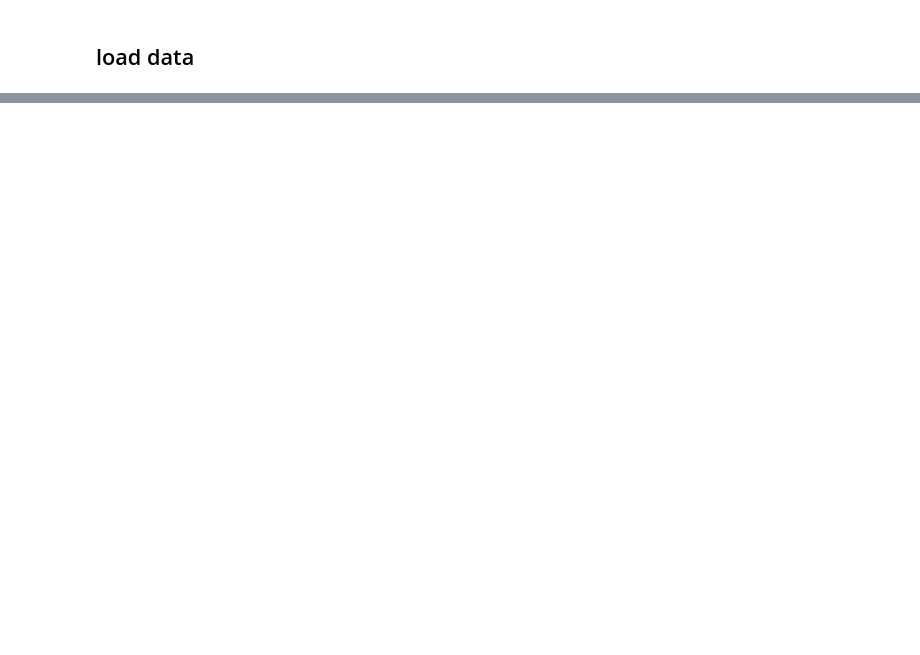
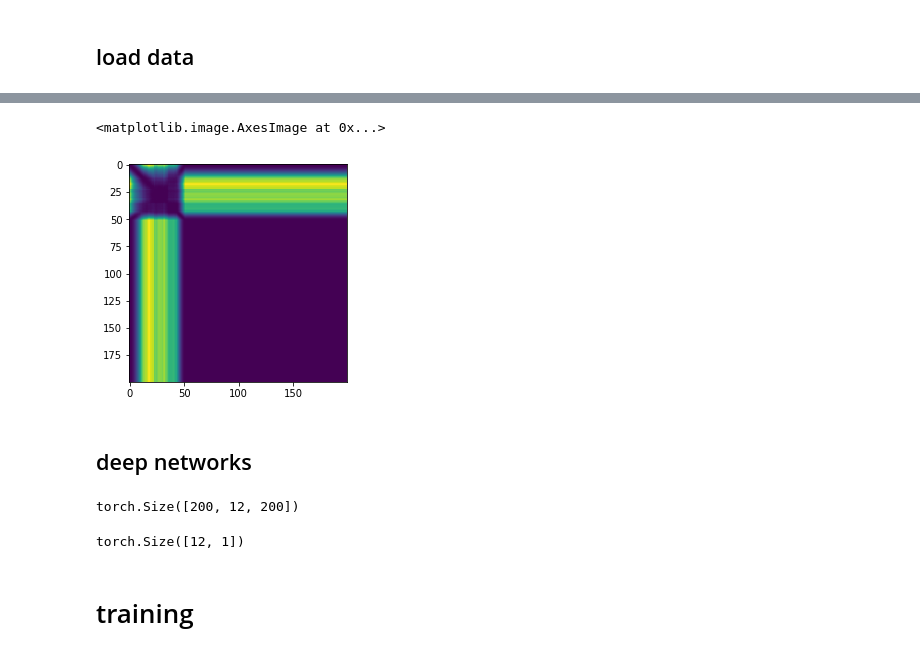
Before and after one commit to AmedeeRoy/BirdGAN, a Jupyter notebook: GAN_lstm.ipynb, the cells around one changed output, grey strips where cells are left out. Drawn from its saved outputs; the diff is of its cells as text; code cells hidden in the pictures; blank space fills up the shorter version.

```diff
--- a/GAN_lstm.ipynb
+++ b/GAN_lstm.ipynb
@@ -39,5 +34,0 @@ ax.set_aspect(1)
-# %%
-for t in data.trip.unique():
-    traj = data[data.trip == t].copy()
-    traj = traj.set_index('datetime')
-    traj = traj.resample('60s')
@@ -55,0 +35,27 @@ NB = 1000
+# %%
+with open("./data/external_data", "rb") as input_file:
+  external_data = pickle.load(input_file)
+
+def subset_external_data(external_data, t):
+
+  t = dt.datetime(t.year, t.month, t.day, 12, 0,0)
+  subset_data = external_data
+
+  # get index
+  i_chl = np.argwhere(external_data['chl'][0] == t.date())
+  i_sst = np.argwhere(external_data['sst'][0] == t.date())
+  i_wind = np.argwhere(external_data['wind'][0] == t)
+  i_ac = np.argwhere(external_data['acoustic'][0] == t.year)
+
+  # subset
+  labels = ['lon', 'lat', 'chl', 'sst', 'wind_u', 'wind_v', 'acoustic', 'bathy']
+
+  maps = [external_data['lon'],external_data['lat'],
+          external_data['chl'][1][i_chl,:,:].squeeze()/20,
+          (external_data['sst'][1][i_sst,:,:].squeeze()-17)/2,
+          external_data['wind'][1][0][i_wind,:,:].squeeze()/5,
+          external_data['wind'][1][1][i_wind,:,:].squeeze()/5,
+          external_data['acoustic'][1][i_ac,:,:].squeeze()/8e3,
+          -external_data['bathy'][1]/500]
+
+  return (labels, maps)
@@ -56,3 +135,21 @@ NB = 1000
+# %%
+# hyperparameters
+batch_size = 12
+resolution = 4
+padding = 200
+
+## reduce size dataset
+train_set = TrajDataSet(data_train, external_data, transform= tv.transforms.Compose([Resolution(resolution), Padding(padding), DistMatrix(), ToTensor()]))
+train_loader = DataLoader(train_set, batch_size=batch_size, num_workers = 0, shuffle = True, drop_last=True)
+# %%
+x,y =  next(iter(train_loader))
+# %%
+plt.imshow(y.numpy()[3,:,:])
+# %% [output]
+<matplotlib.image.AxesImage at 0x...>
+[figure, added]
+# %% [markdown]
+## deep networks
 # %%
 import torch
 from torch import nn
@@ -215,0 +208,8 @@ class Discriminator(nn.Module):
+# %%
+gen = LSTMGenerator(7, 200, 200)
+z = torch.rand((200, batch_size, 1)) # (len, batch, features)
+
+out = gen(x,z)
+out.shape
+# %% [output]
+torch.Size([200, 12, 200])
@@ -215,0 +262,6 @@ class Discriminator(nn.Module):
+# %%
+dis(x,y).shape
+# %% [output]
+torch.Size([12, 1])
+# %% [markdown]
+# training
```
Also changed, not shown: parts of 25 cells of this notebook.
